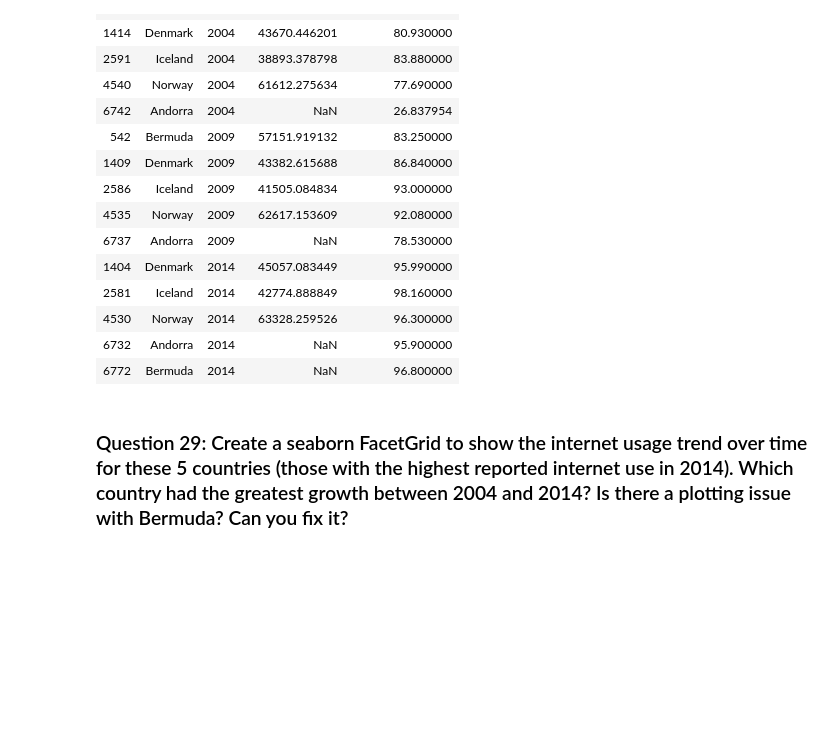
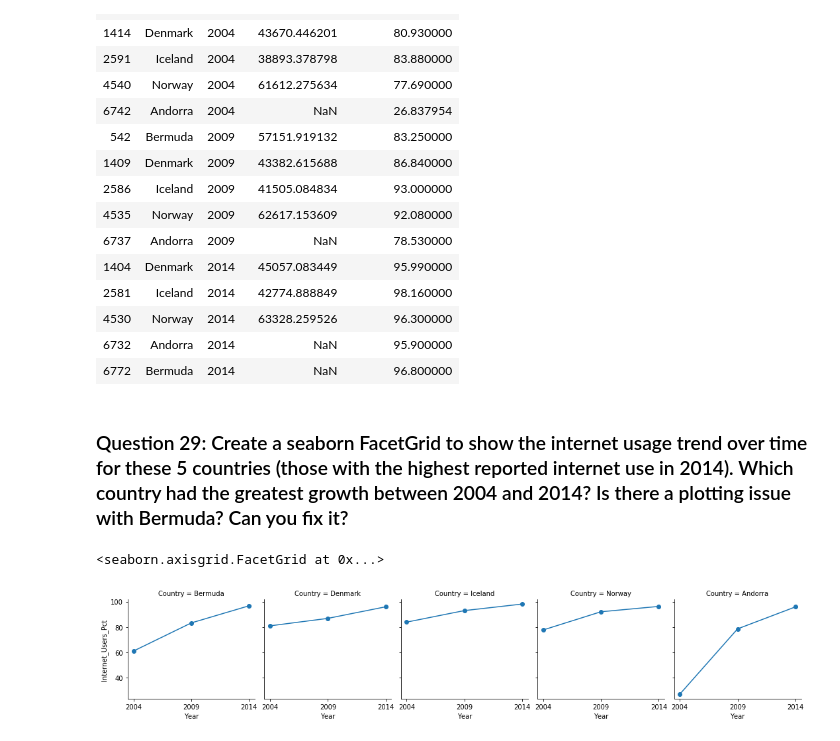
Before and after one commit to CatSchmalzer/gdp-and-internet, a Jupyter notebook: notebooks/un_data_explore.ipynb, the cells around one changed output. Saved outputs shown, nothing was run; the diff lists cells and outputs as text; code cells hidden in the pictures; blank space fills up the shorter version.

Commit message:
Q29- FacetGrid

```diff
--- a/notebooks/un_data_explore.ipynb
+++ b/notebooks/un_data_explore.ipynb
@@ -385,0 +389,7 @@ top_5_internet
+# %%
+top_5_facets = sns.FacetGrid(top_5_internet, col = 'Country')
+top_5_facets = top_5_facets.map(plt.plot, 'Year','Internet_Users_Pct', marker = "o")
+top_5_facets.set(xticks = [2004, 2009, 2014])
+# %% [output]
+<seaborn.axisgrid.FacetGrid at 0x...>
+[figure, added]
```
Also changed, not shown: parts of 1 cell of this notebook.
